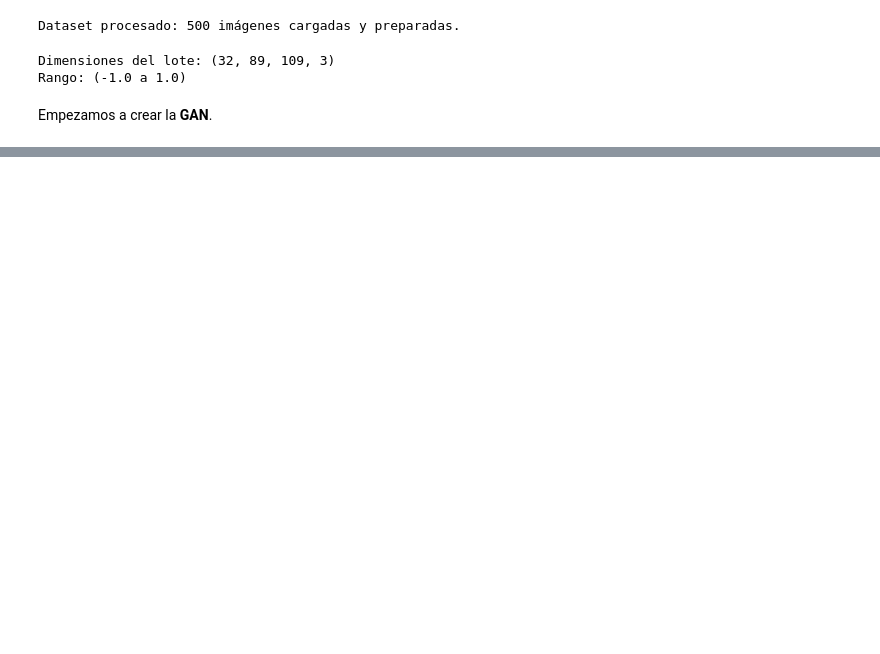
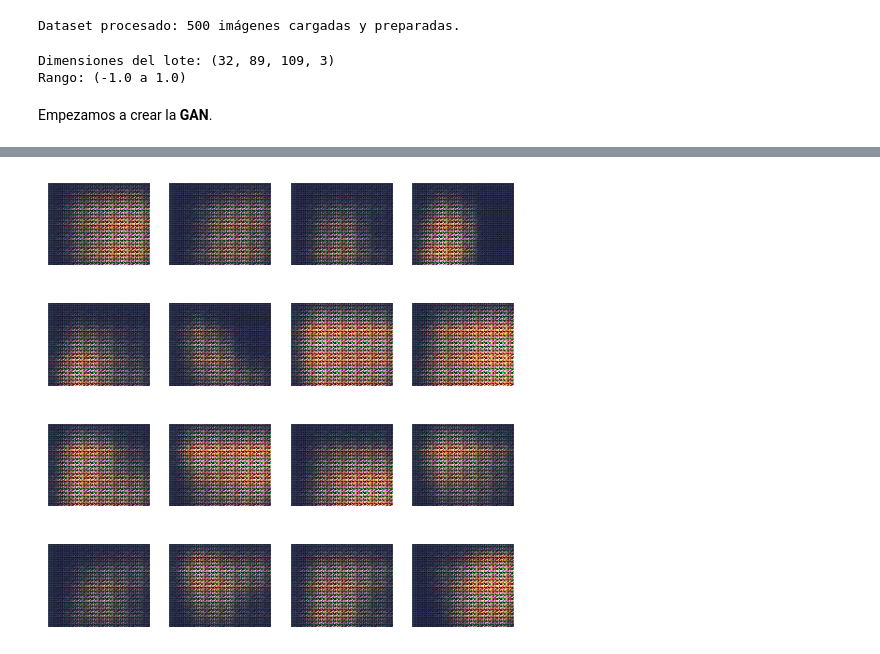
Before and after one commit to Pykoncio/CEIABD, a Jupyter notebook: Inteligencia artificial/Tema 14. Redes Generativas Adversarias/gan_para_generar_caras.ipynb, the cells around one changed output, grey strips where cells are left out. Cells and saved outputs as stored; diff of their text form; code cells hidden in the pictures; blank space fills up the shorter version.

```diff
--- a/Inteligencia artificial/Tema 14. Redes Generativas Adversarias/gan_para_generar_caras.ipynb
+++ b/Inteligencia artificial/Tema 14. Redes Generativas Adversarias/gan_para_generar_caras.ipynb
@@ -179,0 +265,10 @@ discriminator = keras.Sequential([
+# %%
+# Parametros del entrenamiento
+EPOCHS = 10
+# Latent_DIM = 100
+# BATCH_SIZE = 32
+# %%
+# Inicializamos los optimizadores y la funcion de perdida
+cross_entropy = keras.losses.BinaryCrossentropy(from_logits=False) # No se necesita logits porque la ultima capa que tenemos es sigmoid [0, 1]
+generator_optimizer = Adam(1e-4) # Learning rate es el primer parametro
+discriminator_optimizer = Adam(1e-4)
@@ -179,0 +277,71 @@ discriminator = keras.Sequential([
+# %%
+# Entrenamiento de la GAN
+for epoch in tqdm(range(EPOCHS)):
+    print(f"Época {epoch + 1}/{EPOCHS}...")
+
+    for real_images in dataset: # Vamos sacando por lotes de imagenes
+        # Obtenemos el tamaño del lote actual
+        current_batch_size = real_images.shape[0]
+
+        # Generamos ruido aleatorio para generar las imagenes falsas
+        noise = tf.random.normal([current_batch_size, LATENT_DIM])
+
+        # Crearemos las imagenes falsas
+        generated_images = generator(noise, training=True)
+
+        # Etiquetas reales y falsas
+        real_labels = tf.ones((current_batch_size, 1)) # Imágenes reales (etiqueta = 1)
+        false_labels = tf.zeros((current_batch_size, 1)) # Imágenes falsas (etiqueta = 0)
+
+        # Entrena el discriminador
+        with tf.GradientTape() as disc_tape: # Crea un contexto de gradiente para calcular la perdida del discriminador
+            # Obtiene las predicciones del discriminador para las imagenes reales
+            real_output = discriminator(real_images, training=True)
+            # Obtiene las predicciones del discriminador para las imagenes falsas
+            fake_output = discriminator(generated_images, training=True)
+            # Calcula la perdida del discriminador para las imagenes reales
+            disc_loss_real = cross_entropy(real_labels, real_output)
+            # Calcula la perdida del discriminador para las imagenes generadas (falsas)
+            disc_loss_fake = cross_entropy(false_labels, fake_output)
+            # Suma ambas perdiddas para obtener la perdida total del discriminador
+            disc_loss = disc_loss_real + disc_loss_fake
+
+        # Calcula los gradientes de la perdida con respecto a las variables entrenables del discriminador
+        gradients_of_discriminator = disc_tape.gradient(disc_loss, discriminator.trainable_variables)
+        # Aplica los gradientes para actualizar los pesos del discriminador
+        discriminator_optimizer.apply_gradients(zip(gradients_of_discriminator, discriminator.trainable_variables))
+
+        # Genera ruido nuevamente para entrenar el generador
+        noise = tf.random.normal([current_batch_size, LATENT_DIM])
+
+        # Entrena el generador
+        with tf.GradientTape() as gen_tape: # Crea un contexto de gradiente para calcular la perdida del generador
+            # Crearemos las imagenes falsas
+            generated_images = generator(noise, training=True)
+            # Evalua las imagenes generadas con el discriminador (sin actualizar los pesos)
+            fake_output = discriminator(generated_images, training=False)
+            # Calcula la perdida del generador intentando "engañar" al discriminador
+            gen_loss = cross_entropy(real_labels, fake_output)
+
+        # Calcula los gradientes de la perdida con respecto a las variables entrenables del generador
+        gradients_of_generator = gen_tape.gradient(gen_loss, generator.trainable_variables)
+        # Aplica los gradientes para actualizar los pesos del generador
+        generator_optimizer.apply_gradients(zip(gradients_of_generator, generator.trainable_variables))
+
+    # Mostramos la perdida de cada red neuroanl (discriminador y generador)
+    print(f"Pérdida del discriminador: {disc_loss.numpy()}, Pérdida del generador: {gen_loss.numpy()}")
+
+    # Muestra el progreso cada 2 epocas
+    if (epoch + 1) % 2 == 0 or epoch == EPOCHS - 1:
+        # Genera y muestra imagenes de ejemplo
+        noise = tf.random.normal([16, LATENT_DIM])
+        generated_images = generator(noise, training=False)
+        generated_images = (generated_images + 1) / 2 # Reescala de [-1, 1] a [0, 1]
+
+
+        fig, axes = plt.subplots(4, 4, figsize=(6, 6))
+        for img, ax in zip(generated_images, axes.flatten()):
+            ax.imshow(img)
+            ax.axis("off")
+        plt.show()
+# %% [output]
@@ -179,0 +352 @@ discriminator = keras.Sequential([
+[figure, added]
```
Also changed, not shown: parts of 15 cells of this notebook.
